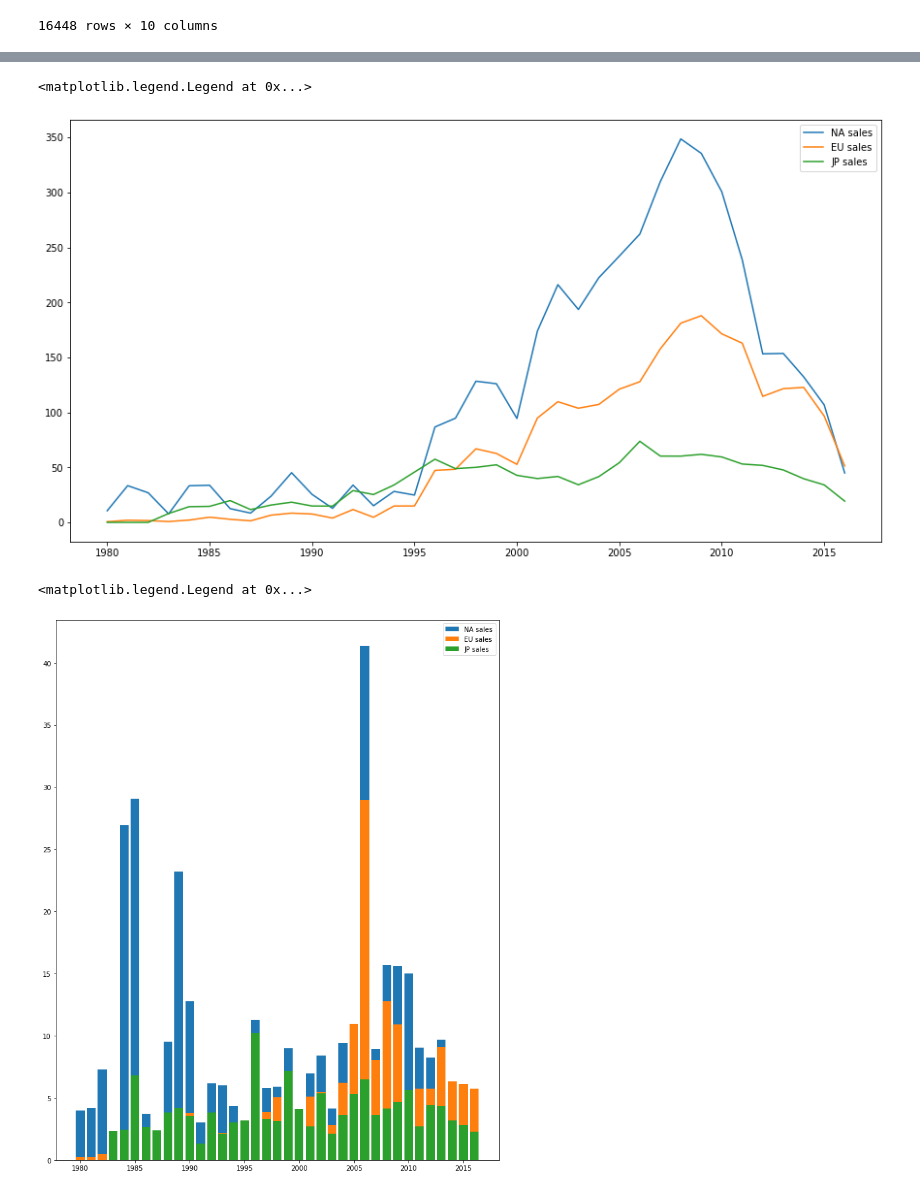
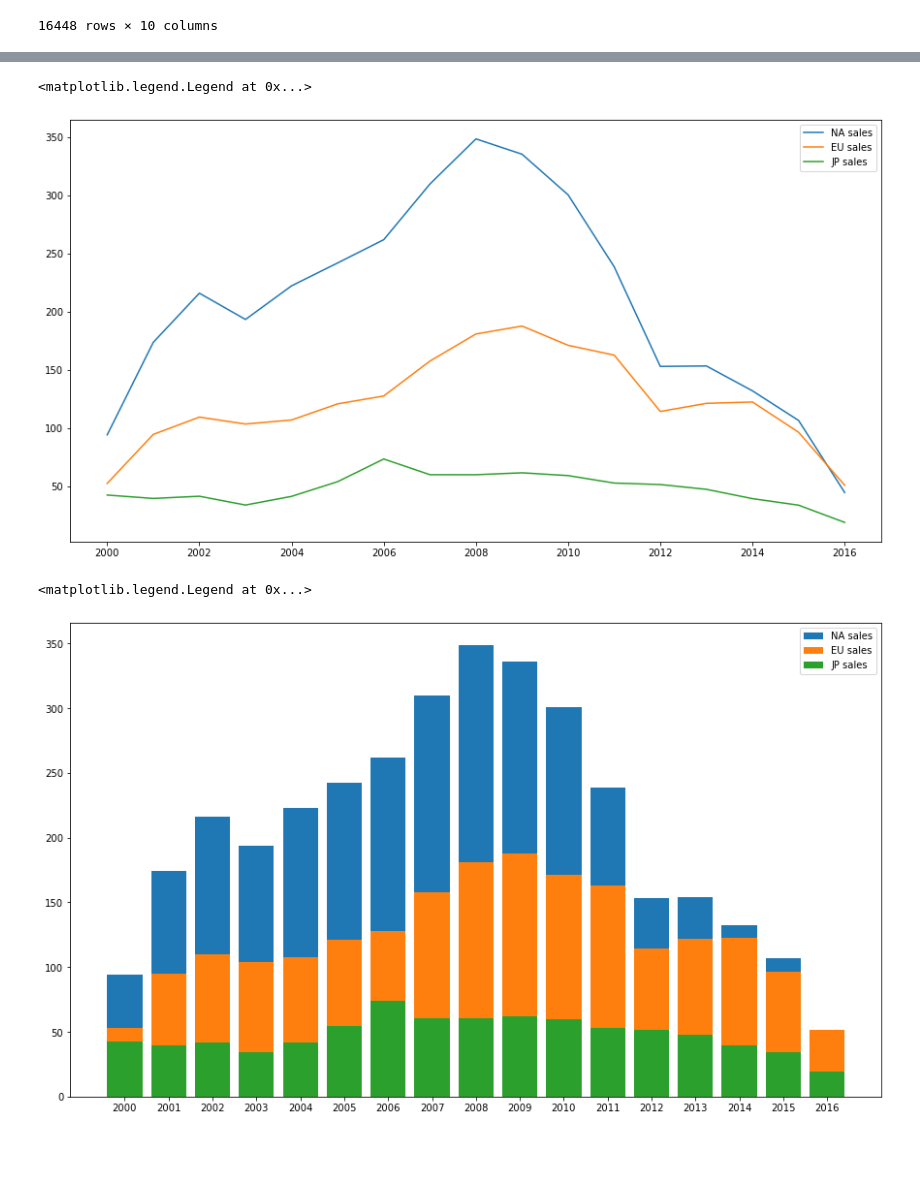
Before and after one commit to Pellys/FDSProject, a Jupyter notebook: MAIN.ipynb, the cells around one changed output, grey strips where cells are left out. Drawn from its saved outputs; the diff is of its cells as text; code cells hidden in the pictures; blank space fills up the shorter version.

Commit message:
adjustment on hist graph

```diff
--- a/MAIN.ipynb
+++ b/MAIN.ipynb
@@ -48,6 +49,7 @@ games_df
 #games_df.to_csv("games_sales_clean.csv",index=False)
 # %%
 games= pd.read_csv("games_sales_clean.csv", header="infer")
+games=games[games.Year_of_Release >=2000]
 games
 # %% [output]
 |  | Name | Platform | Year_of_Release | Genre | Publisher | NA_Sales | EU_Sales | JP_Sales | Other_Sales | ... |
@@ -85,13 +87,17 @@ plt.plot(games_JP_sales)
 plt.legend(["NA sales", "EU sales", "JP sales"])
 # %% [output]
 <matplotlib.legend.Legend at 0x...>
-[figure, old version]
+[figure, new version]
+# %%
+games_NA_sales=games.groupby(["Year_of_Release"]).NA_Sales.sum().reset_index()
+games_EU_sales=games.groupby(["Year_of_Release"]).EU_Sales.sum().reset_index()
+games_JP_sales=games.groupby(["Year_of_Release"]).JP_Sales.sum().reset_index()
 # %%
-plt.figure(figsize=(12, 15))
-plt.bar(games.Year_of_Release,games.NA_Sales)
-plt.bar(games.Year_of_Release,games.EU_Sales)
-plt.bar(games.Year_of_Release,games.JP_Sales)
+plt.figure(figsize=(15, 9))
+plt.bar(games_NA_sales["Year_of_Release"],games_NA_sales["NA_Sales"],tick_label=np.arange(2000,2017,1))
+plt.bar(games_EU_sales["Year_of_Release"],games_EU_sales["EU_Sales"],tick_label=np.arange(2000,2017,1))
+plt.bar(games_JP_sales["Year_of_Release"],games_JP_sales["JP_Sales"],tick_label=np.arange(2000,2017,1))
 plt.legend(["NA sales", "EU sales", "JP sales"])
 # %% [output]
 <matplotlib.legend.Legend at 0x...>
-[figure, old version]
+[figure, new version]
```
Also changed, not shown: parts of 3 cells of this notebook.
